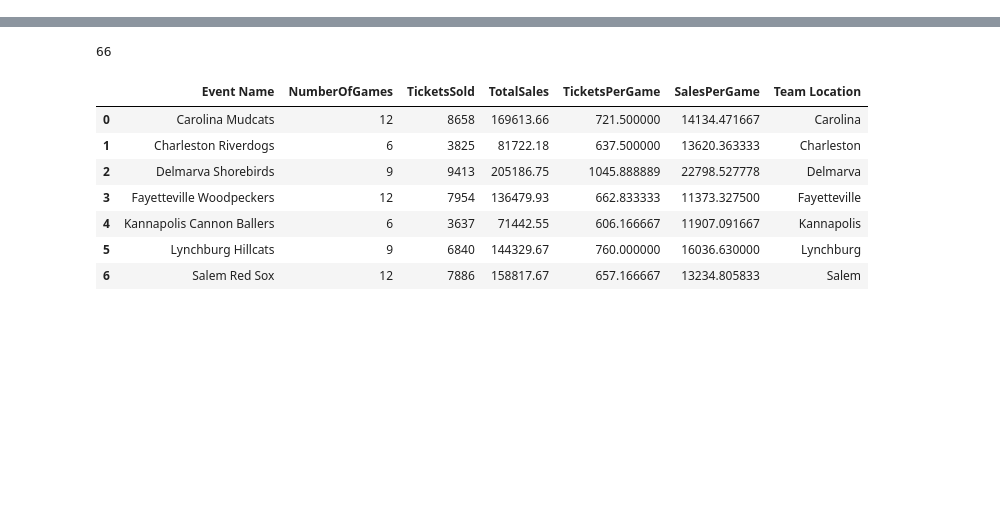
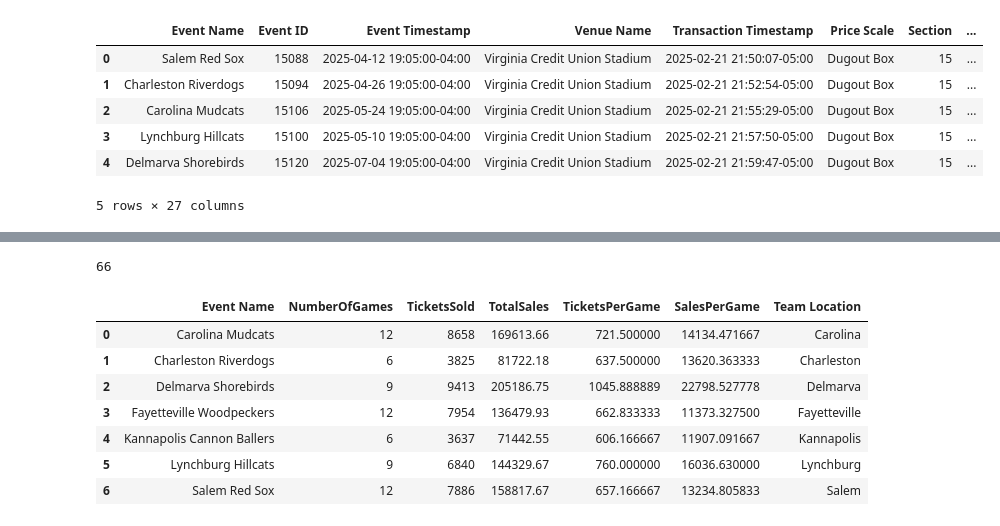
Before and after one commit to brianhockett/FredNats-TicketPricing, a Jupyter notebook: TR_EDA.ipynb, the cells around one changed output, grey strips where cells are left out. Drawn from its saved outputs; the diff is of its cells as text; code cells hidden in the pictures; blank space fills up the shorter version.

```diff
--- a/TR_EDA.ipynb
+++ b/TR_EDA.ipynb
@@ -7,3 +7,13 @@ import numpy as np
 # %%
 # Load data
 df = pd.read_csv('./data/FinalTransactionReport.csv')
+# %%
+df.head()
+# %% [output]
+|  | Event Name | Event ID | Event Timestamp | Venue Name | Transaction Timestamp | Price Scale | Section | ... |
+| 0 | Salem Red Sox | 15088 | 2025-04-12 19:05:00-04:00 | Virginia Credit Union Stadium | 2025-02-21 21:50:07-05:00 | Dugout Box | 15 | ... |
+| 1 | Charleston Riverdogs | 15094 | 2025-04-26 19:05:00-04:00 | Virginia Credit Union Stadium | 2025-02-21 21:52:54-05:00 | Dugout Box | 15 | ... |
+| 2 | Carolina Mudcats | 15106 | 2025-05-24 19:05:00-04:00 | Virginia Credit Union Stadium | 2025-02-21 21:55:29-05:00 | Dugout Box | 15 | ... |
+| 3 | Lynchburg Hillcats | 15100 | 2025-05-10 19:05:00-04:00 | Virginia Credit Union Stadium | 2025-02-21 21:57:50-05:00 | Dugout Box | 15 | ... |
+| 4 | Delmarva Shorebirds | 15120 | 2025-07-04 19:05:00-04:00 | Virginia Credit Union Stadium | 2025-02-21 21:59:47-05:00 | Dugout Box | 15 | ... |
+5 rows × 27 columns
```
Also changed, not shown: parts of 6 cells of this notebook, 5 other files.
